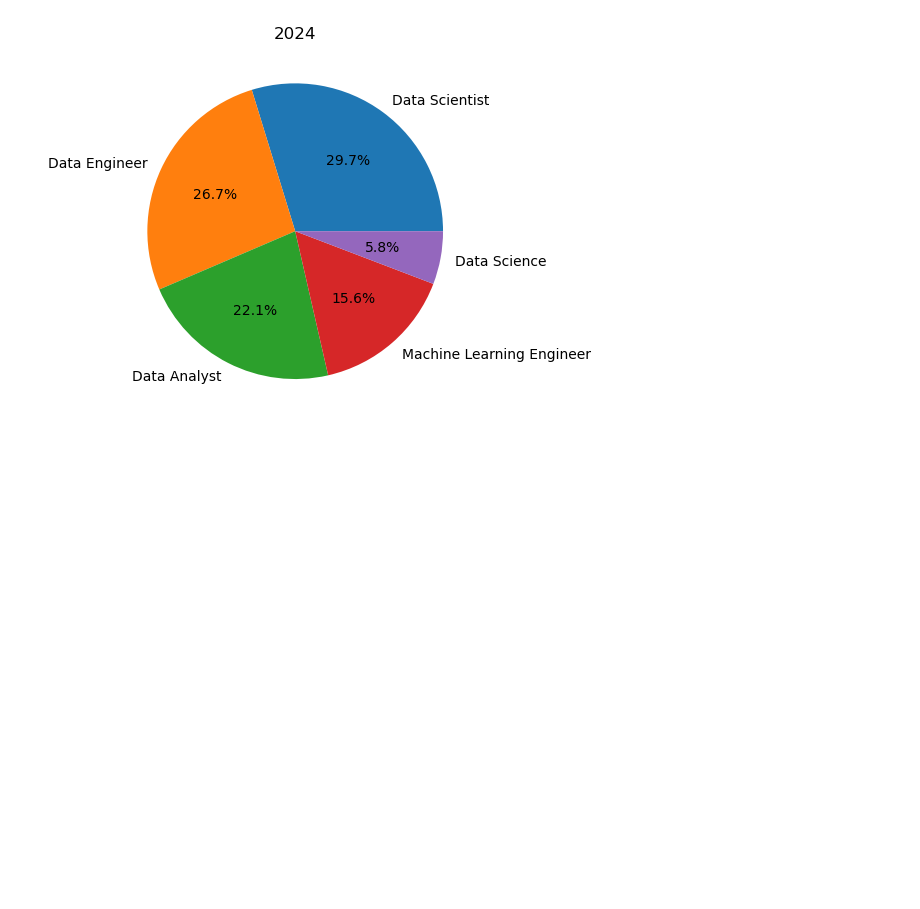
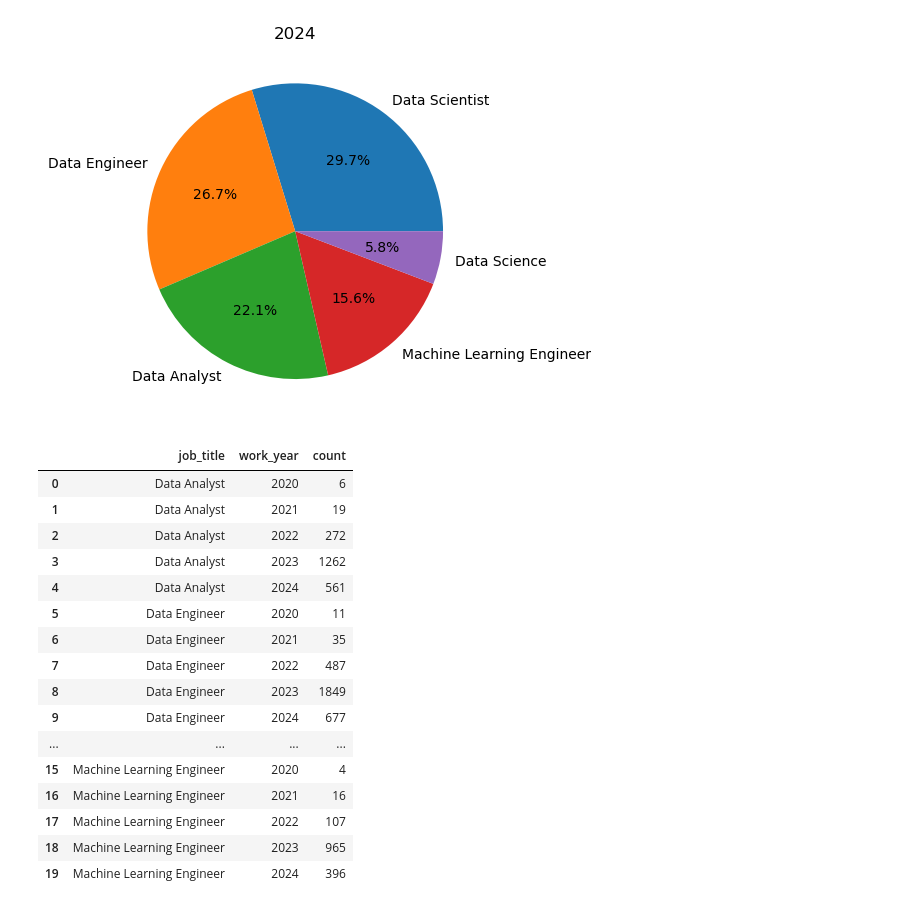
Before and after one commit to Karall0k/P1Group_3, a Jupyter notebook: group3projectAL.ipynb, the cells around one changed output. Cells and saved outputs as stored; diff of their text form; code cells hidden in the pictures; blank space fills up the shorter version.

```diff
--- a/group3projectAL.ipynb
+++ b/group3projectAL.ipynb
@@ -65,0 +79,24 @@ top_5_jobs_df =
+# %%
+#create a dataframe with the counts of each year
+value_counts = top_4.groupby(['job_title', 'work_year']).size().reset_index(name='count')
+
+top_4_df = pd.DataFrame(value_counts)
+top_4_df
+# %% [output]
+|  | job_title | work_year | count |
+| 0 | Data Analyst | 2020 | 6 |
+| 1 | Data Analyst | 2021 | 19 |
+| 2 | Data Analyst | 2022 | 272 |
+| 3 | Data Analyst | 2023 | 1262 |
+| 4 | Data Analyst | 2024 | 561 |
+| 5 | Data Engineer | 2020 | 11 |
+| 6 | Data Engineer | 2021 | 35 |
+| 7 | Data Engineer | 2022 | 487 |
+| 8 | Data Engineer | 2023 | 1849 |
+| 9 | Data Engineer | 2024 | 677 |
+| ... | ... | ... | ... |
+| 15 | Machine Learning Engineer | 2020 | 4 |
+| 16 | Machine Learning Engineer | 2021 | 16 |
+| 17 | Machine Learning Engineer | 2022 | 107 |
+| 18 | Machine Learning Engineer | 2023 | 965 |
+| 19 | Machine Learning Engineer | 2024 | 396 |
```
Also changed, not shown: parts of 4 cells of this notebook.
